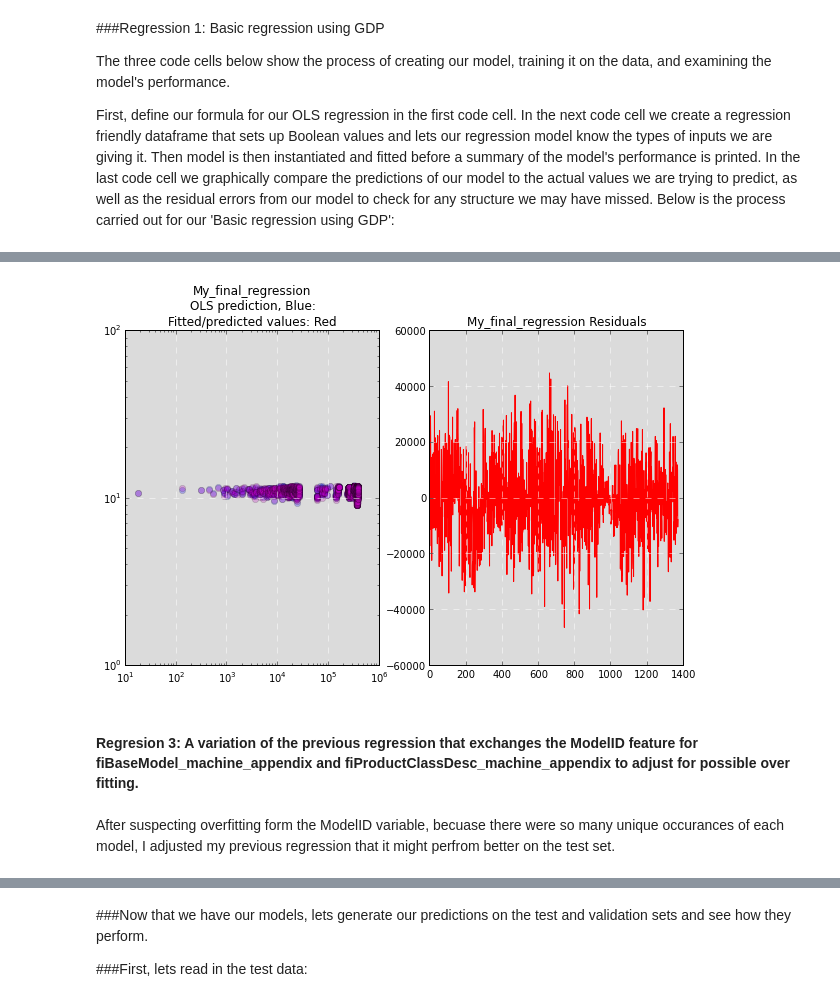
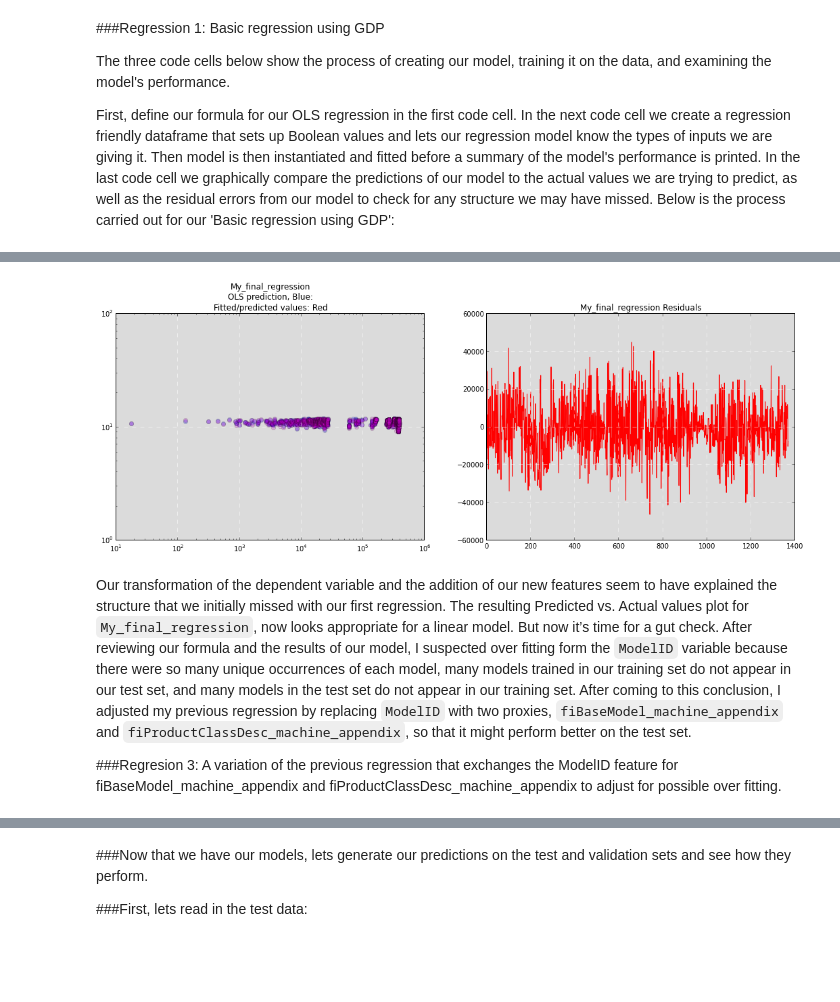
Before and after one commit to agconti/BlueBook, a Jupyter notebook: BlueBook.ipynb, the cells around one changed output, grey strips where cells are left out. Drawn from its saved outputs; the diff is of its cells as text; code cells hidden in the pictures; blank space fills up the shorter version.

```diff
--- a/BlueBook.ipynb
+++ b/BlueBook.ipynb
@@ -320,25 +320,25 @@ OLS Regression Results
 | Skew: | -0.539 | Prob(JB): | 2.02e-90 |
 | Kurtosis: | 5.467 | Cond. No. | nan |
 # %%
-plt.figure(figsize(10,6))
+plt.figure(figsize(18,6), dpi=1600)
 
 plt.subplot(121, axisbg="#DBDBDB")
 ypred = res2.predict(x)
 plt.loglog(x.index, ypred, 'bo', x.index, y, 'mo', alpha=.25);
 plt.grid(color='white', linestyle='dashed')
 plt.title('My_final_regression\nOLS prediction, Blue: \nFitted/predicted values: Red');
 
 # Residuals
 plt.subplot(122, axisbg="#DBDBDB")
 plt.plot(res1.resid, 'r-')
 plt.grid(color='white', linestyle='dashed')
 plt.title('My_final_regression Residuals');
 # %% [output]
-[figure, old version]
+[figure, new version]
-# %% [markdown]
-#### Regresion 3: A variation of the previous regression that exchanges the ModelID feature for fiBaseModel_machine_appendix and fiProductClassDesc_machine_appendix to adjust for possible over fitting.
-# %% [markdown]
-After suspecting overfitting form the ModelID variable, becuase there were so many unique occurances of each model, I adjusted my previous regression that it might perfrom better on the test set.
+# %% [markdown]
+Our transformation of the dependent variable and the addition of our new features seem to have explained the structure that we initially missed with our first regression. The resulting Predicted vs. Actual values plot for `My_final_regression`, now looks appropriate for a linear model. But now it’s time for a gut check.  After reviewing our formula and the results of our model, I suspected over fitting form the `ModelID` variable because there were so many unique occurrences of each model, many models trained in our training set do not appear in our test set, and many models in the test set do not appear in our training set. After coming to this conclusion, I adjusted my previous regression by replacing `ModelID` with two proxies, `fiBaseModel_machine_appendix` and `fiProductClassDesc_machine_appendix`, so that it might perform better on the test set.
+
+###Regresion 3: A variation of the previous regression that exchanges the ModelID feature for fiBaseModel_machine_appendix and fiProductClassDesc_machine_appendix to adjust for possible over fitting.
 # %%
 formula = 'np.log(SalePrice) ~ fiBaseModel_machine_appendix + C(fiProductClassDesc_machine_appendix) + Inflation_Index + Industrial_production_index + np.log(cat_adj_close) + C(YearMade) + C(Quarter) + C(auctioneerID) + C(UsageBand)'
 # %%
```
Also changed, not shown: parts of 12 cells of this notebook.
